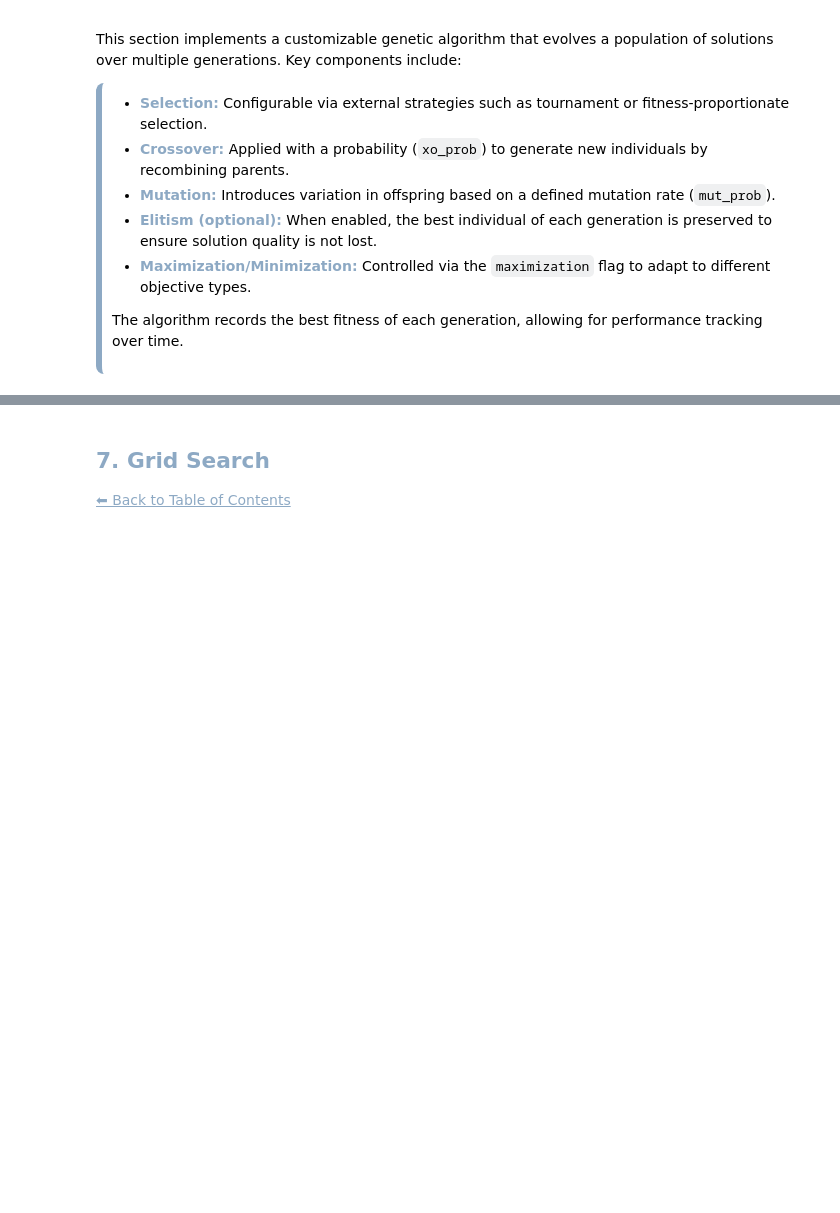
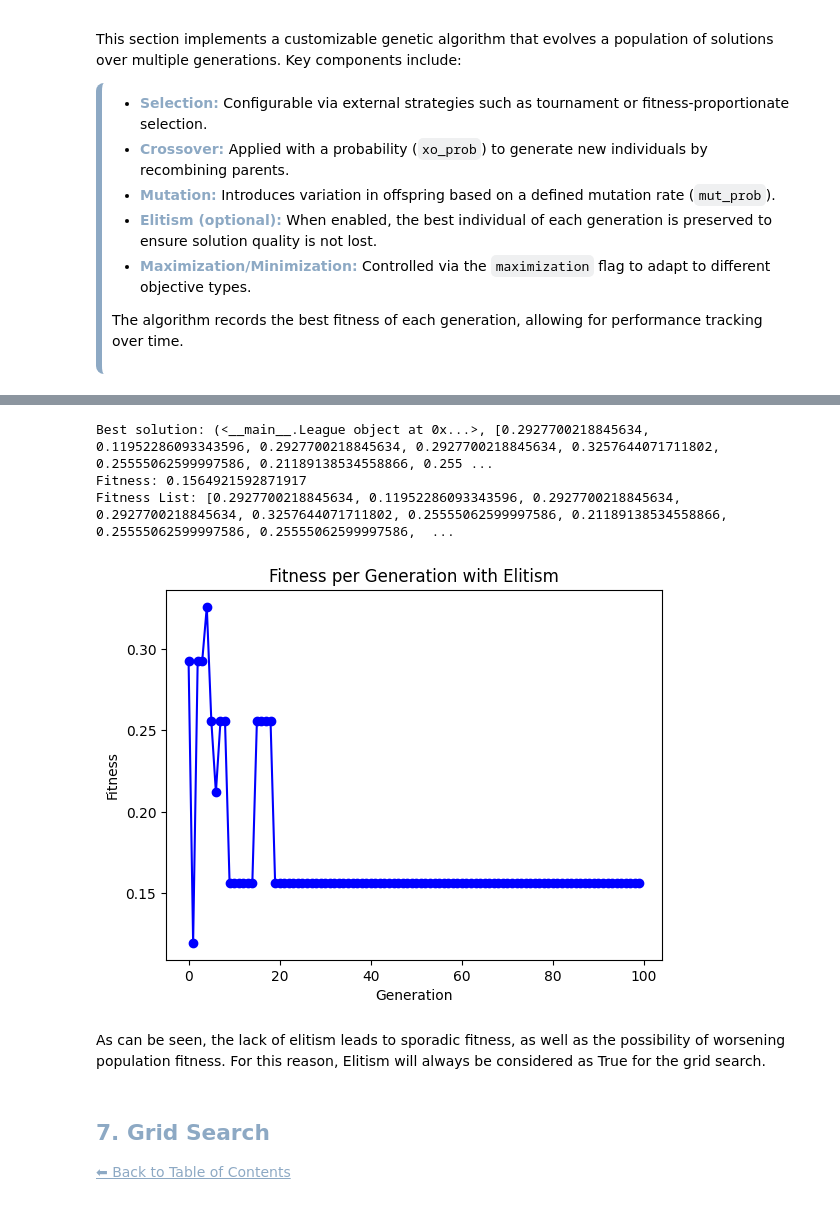
Before and after one commit to leonormira/CIFO-Project, a Jupyter notebook: Com comentarios.ipynb, the cells around one changed output, grey strips where cells are left out. Cells and saved outputs as stored; diff of their text form; code cells hidden in the pictures; blank space fills up the shorter version.

```diff
--- a/Com comentarios.ipynb
+++ b/Com comentarios.ipynb
@@ -642,3 +692,50 @@ def genetic_algorithm(
+# %%
+SEED = 26
+random.seed(SEED)
+np.random.seed(SEED)
+
+POP_SIZE = 50
+initial_population = []
+
+
+for _ in range(POP_SIZE):
+    players = [Player(row) for _, row in players_df.iterrows()]
+    league = League(cycle_crossover, shift_mutation)
+    league.draft_players(players)
+    initial_population.append(league)
+
+best_solution = genetic_algorithm(
+    initial_population=initial_population,
+    max_gen=100,
+    selection_algorithm=fitness_proportionate_selection,
+    maximization=False,
+    mut_prob=0.1,
+    verbose=False,
+    elitism=False
+)
+
+print("Best solution:", best_solution)
+print("Fitness:", best_solution[0].fitness())
+print("Fitness List:", best_solution[1])
+
+
+# Create a line plot
+plt.plot(best_solution[1], marker='o', linestyle='-', color='b')
+
+# Optional: Add labels and title
+plt.xlabel('Generation')
+plt.ylabel('Fitness')
+plt.title('Fitness per Generation with Elitism')
+
+# Show the plot
+plt.show()
+# %% [output]
+Best solution: (<__main__.League object at 0x...>, [0.2927700218845634, 0.11952286093343596, 0.2927700218845634, 0.2927700218845634, 0.3257644071711802, 0.25555062599997586, 0.21189138534558866, 0.255 ...
+Fitness: 0.1564921592871917
+Fitness List: [0.2927700218845634, 0.11952286093343596, 0.2927700218845634, 0.2927700218845634, 0.3257644071711802, 0.25555062599997586, 0.21189138534558866, 0.25555062599997586, 0.25555062599997586,  ...
+[figure, added]
+# %% [markdown]
+As can be seen, the lack of elitism leads to sporadic fitness, as well as the possibility of worsening population fitness. For this reason, Elitism will always be considered as True for the grid search.
 # %% [markdown]
 <h2 id="chapter7" style="color:#8DA9C4;">7. Grid Search</h2>
 
```
Also changed, not shown: parts of 16 cells of this notebook.
